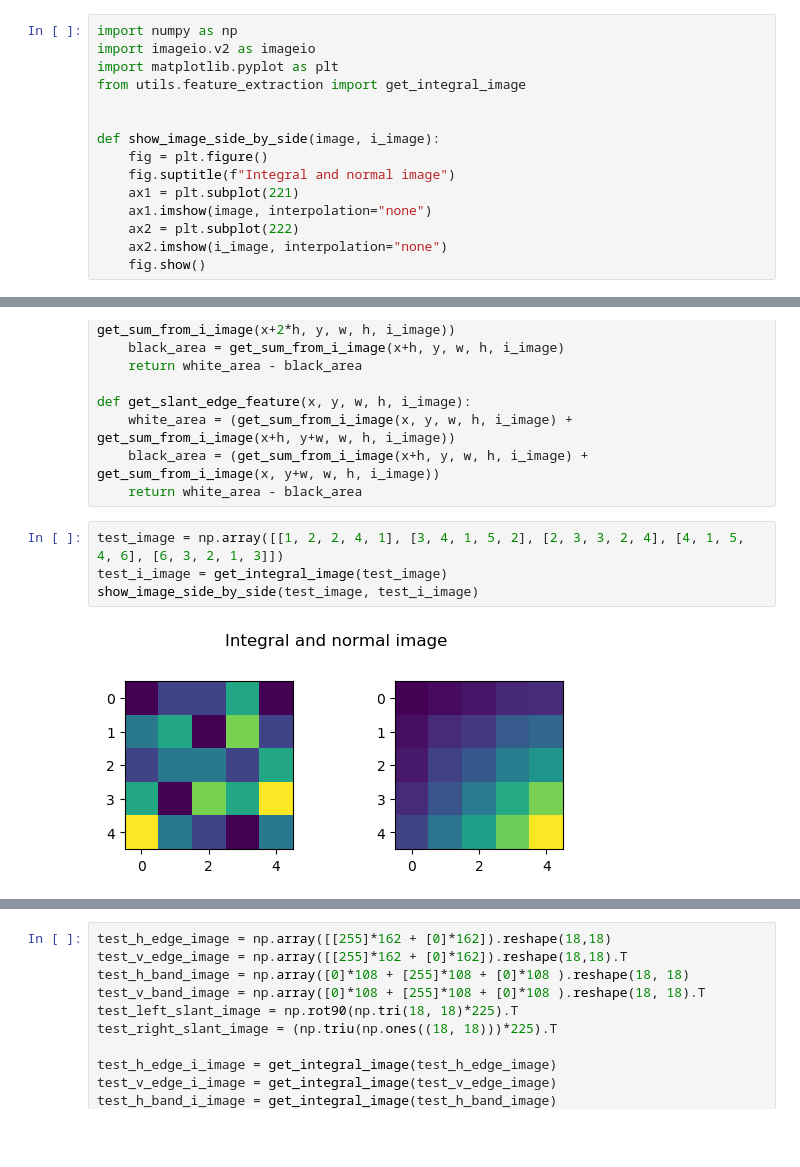
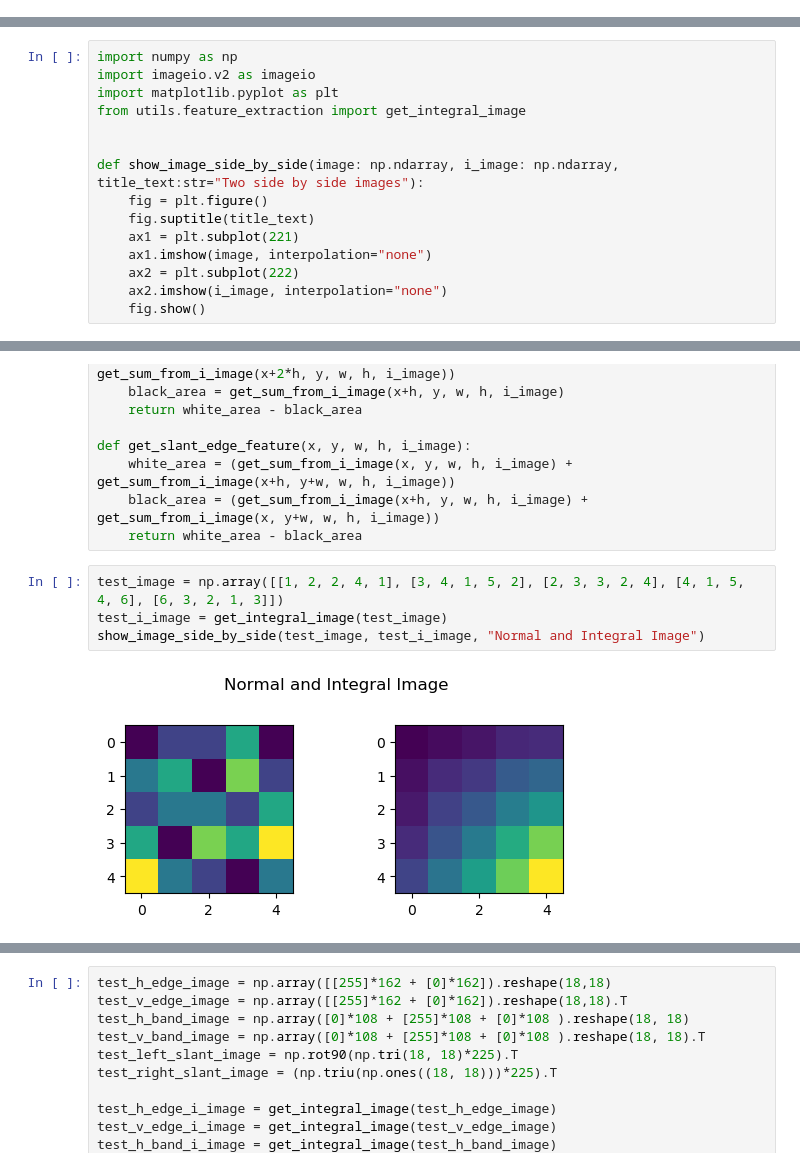
Before and after one commit to Avashist1998/Viola-Jones, a Jupyter notebook: grad_project/model_exploration.ipynb, the cells around one changed output, grey strips where cells are left out. Drawn from its saved outputs; the diff is of its cells as text; blank space fills up the shorter version.

```diff
--- a/grad_project/model_exploration.ipynb
+++ b/grad_project/model_exploration.ipynb
@@ -163,15 +0,0 @@ for est in ada_boost_dict["weak_est"]:
-# %%
-import numpy as np
-import imageio.v2 as imageio
-import matplotlib.pyplot as plt
-from utils.feature_extraction import get_integral_image
-
-
-def show_image_side_by_side(image, i_image):
-    fig = plt.figure()
-    fig.suptitle(f"Integral and normal image")
-    ax1 = plt.subplot(221)
-    ax1.imshow(image, interpolation="none")
-    ax2 = plt.subplot(222)
-    ax2.imshow(i_image, interpolation="none")
-    fig.show()
@@ -178,3 +145,18 @@ def show_image_side_by_side(image, i_image):
+# %%
+import numpy as np
+import imageio.v2 as imageio
+import matplotlib.pyplot as plt
+from utils.feature_extraction import get_integral_image
+
+
+def show_image_side_by_side(image: np.ndarray, i_image: np.ndarray, title_text:str="Two side by side images"):
+    fig = plt.figure()
+    fig.suptitle(title_text)
+    ax1 = plt.subplot(221)
+    ax1.imshow(image, interpolation="none")
+    ax2 = plt.subplot(222)
+    ax2.imshow(i_image, interpolation="none")
+    fig.show()
 # %%
 def get_sum_from_i_image(x, y, w, h, i_image):
     i_image_padded = np.pad(i_image, ((1,0), (1, 0)), constant_values=(0))
@@ -207,9 +189,9 @@ def get_slant_edge_feature(x, y, w, h, i_image):
 # %%
 test_image = np.array([[1, 2, 2, 4, 1], [3, 4, 1, 5, 2], [2, 3, 3, 2, 4], [4, 1, 5, 4, 6], [6, 3, 2, 1, 3]])
 test_i_image = get_integral_image(test_image)
-show_image_side_by_side(test_image, test_i_image)
+show_image_side_by_side(test_image, test_i_image, "Normal and Integral Image")
 # %% [output]
-[figure, old version]
+[figure, new version]
 # %%
 print(test_image)
 print(test_i_image)
```
Also changed, not shown: parts of 65 cells of this notebook, 10 other files.
